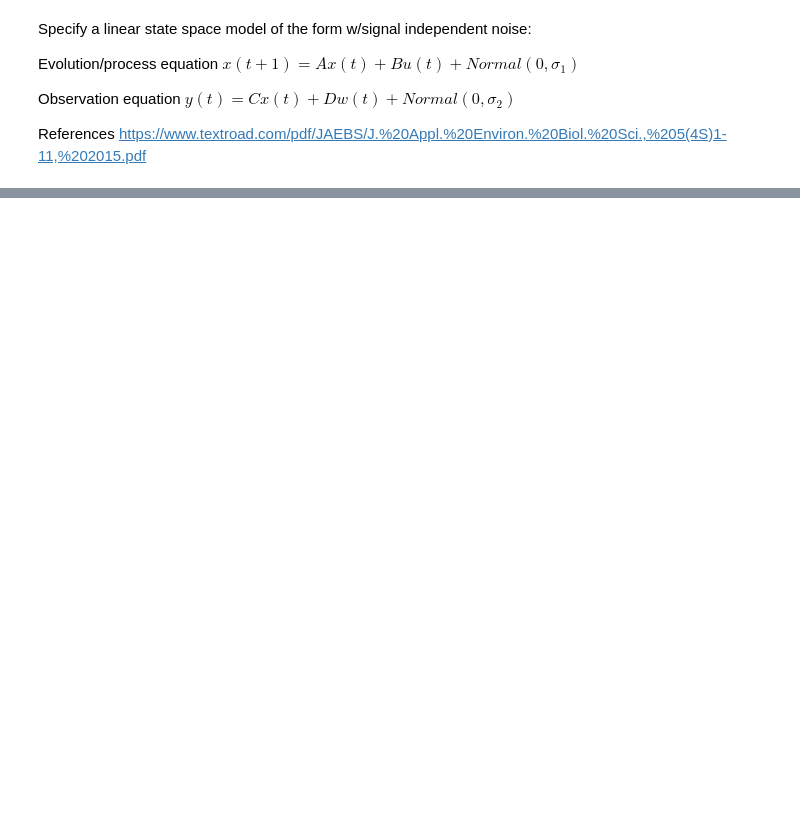
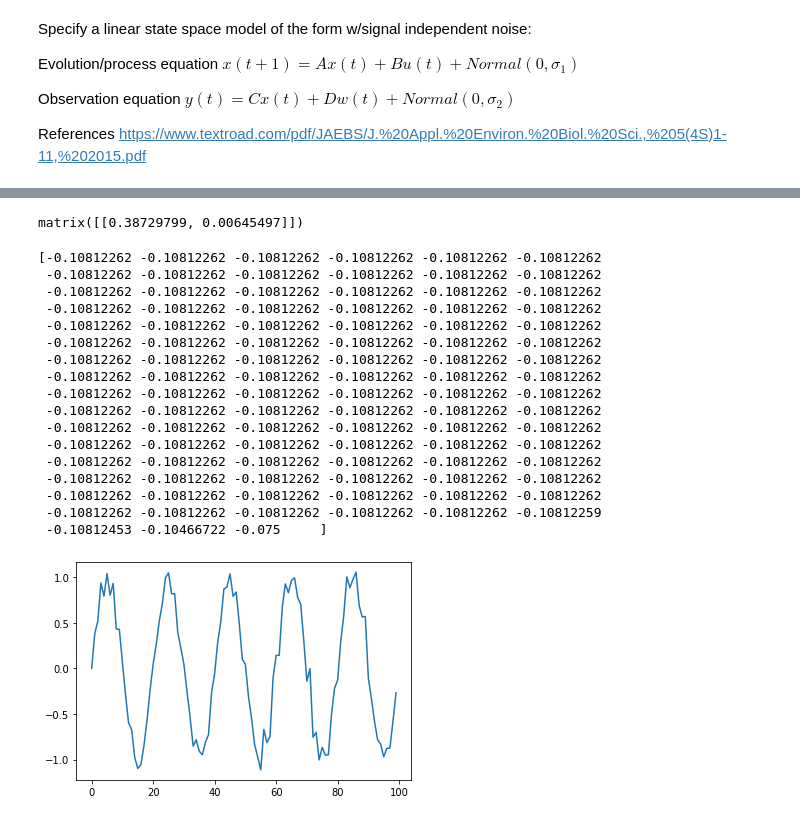
Before and after one commit to JustFineNeuro/LDS_CONTROL_HMM, a Jupyter notebook: CreatingLDSANDCONTROLLERs.ipynb, the cells around one changed output, grey strips where cells are left out. Drawn from its saved outputs; the diff is of its cells as text; code cells hidden in the pictures; blank space fills up the shorter version.

```diff
--- a/CreatingLDSANDCONTROLLERs.ipynb
+++ b/CreatingLDSANDCONTROLLERs.ipynb
@@ -53,0 +99,18 @@ matrix([[1.03333333],
+# %%
+#@markdown Execute this cell to test dlqr function
+
+dt=1/60
+
+#Discretized system for constant velocity joystick: 1D
+A=np.matrix([[1 ,dt],[0 ,0]])
+B=np.array([[0],[dt**2]])
+
+C=np.array([[1],[1]])
+
+
+# Define our costs:
+Q = np.matrix([[1,0],[0,0]])
+R = np.matrix([[20]])
+dlqr(A,B,Q,R)
+# %% [output]
+matrix([[0.38729799, 0.00645497]])
@@ -53,0 +202,42 @@ matrix([[1.03333333],
+# %%
+
+def simulate_tracking(rho=20., noise_var=0.1, goal_func='sin'):
+  D, B, T, ini_state = 0.9, 2., 100, 0.
+  if goal_func == 'sin':
+      goal = np.sin(np.arange(T) * 2 * np.pi * 5 / T)
+  elif goal_func == 'step':
+      goal = np.zeros(T)
+      goal[int(T / 3):] = 1.
+  elif goal_func == 'ramp':
+      goal = np.zeros(T)
+      goal[int(T / 3):] = np.arange(T - int(T / 3)) / (T - int(T / 3))
+
+  lqr_time = LQR_tracking(T, ini_state, noise_var, goal) #initiates an tracking problem independent of system
+  L = lqr_time.control_gain_LQR(D, B, rho)
+  s_lqr_time, a_lqr_time, a_bar_lqr_time = lqr_time.dynamics_tracking(D, B, L)
+  return s_lqr_time, L
+# %%
+ss,L=simulate_tracking()
+print(L)
+import matplotlib.pyplot as plt
+plt.plot(ss)
+plt.show()
+# %% [output]
+[-0.10812262 -0.10812262 -0.10812262 -0.10812262 -0.10812262 -0.10812262
+ -0.10812262 -0.10812262 -0.10812262 -0.10812262 -0.10812262 -0.10812262
+ -0.10812262 -0.10812262 -0.10812262 -0.10812262 -0.10812262 -0.10812262
+ -0.10812262 -0.10812262 -0.10812262 -0.10812262 -0.10812262 -0.10812262
+ -0.10812262 -0.10812262 -0.10812262 -0.10812262 -0.10812262 -0.10812262
+ -0.10812262 -0.10812262 -0.10812262 -0.10812262 -0.10812262 -0.10812262
+ -0.10812262 -0.10812262 -0.10812262 -0.10812262 -0.10812262 -0.10812262
+ -0.10812262 -0.10812262 -0.10812262 -0.10812262 -0.10812262 -0.10812262
+ -0.10812262 -0.10812262 -0.10812262 -0.10812262 -0.10812262 -0.10812262
+ -0.10812262 -0.10812262 -0.10812262 -0.10812262 -0.10812262 -0.10812262
+ -0.10812262 -0.10812262 -0.10812262 -0.10812262 -0.10812262 -0.10812262
+ -0.10812262 -0.10812262 -0.10812262 -0.10812262 -0.10812262 -0.10812262
+ -0.10812262 -0.10812262 -0.10812262 -0.10812262 -0.10812262 -0.10812262
+ -0.10812262 -0.10812262 -0.10812262 -0.10812262 -0.10812262 -0.10812262
+ -0.10812262 -0.10812262 -0.10812262 -0.10812262 -0.10812262 -0.10812262
+ -0.10812262 -0.10812262 -0.10812262 -0.10812262 -0.10812262 -0.10812259
+ -0.10812453 -0.10466722 -0.075     ]
+[figure, added]
```
Also changed, not shown: parts of 9 cells of this notebook.
